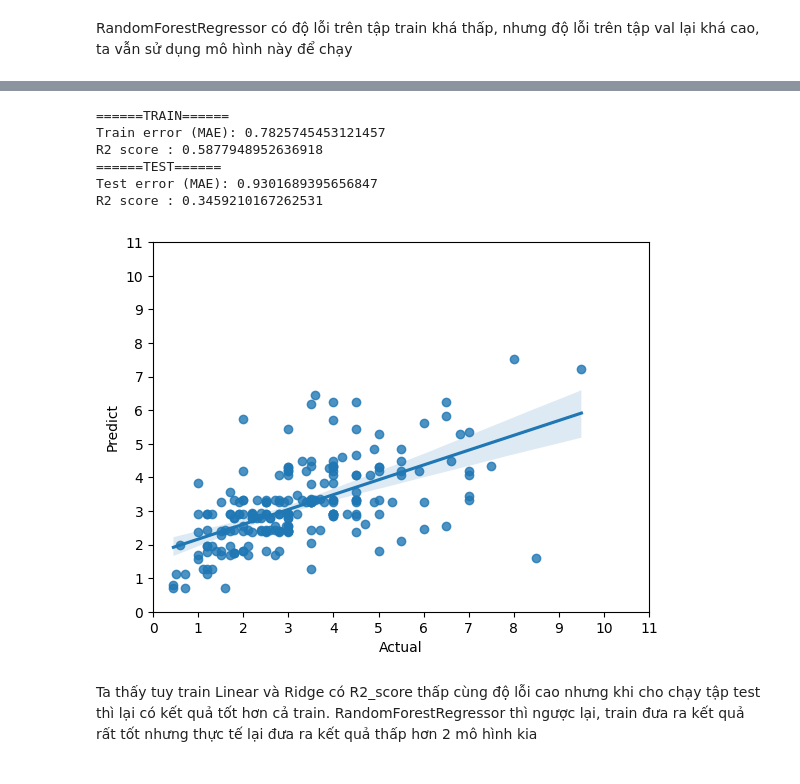
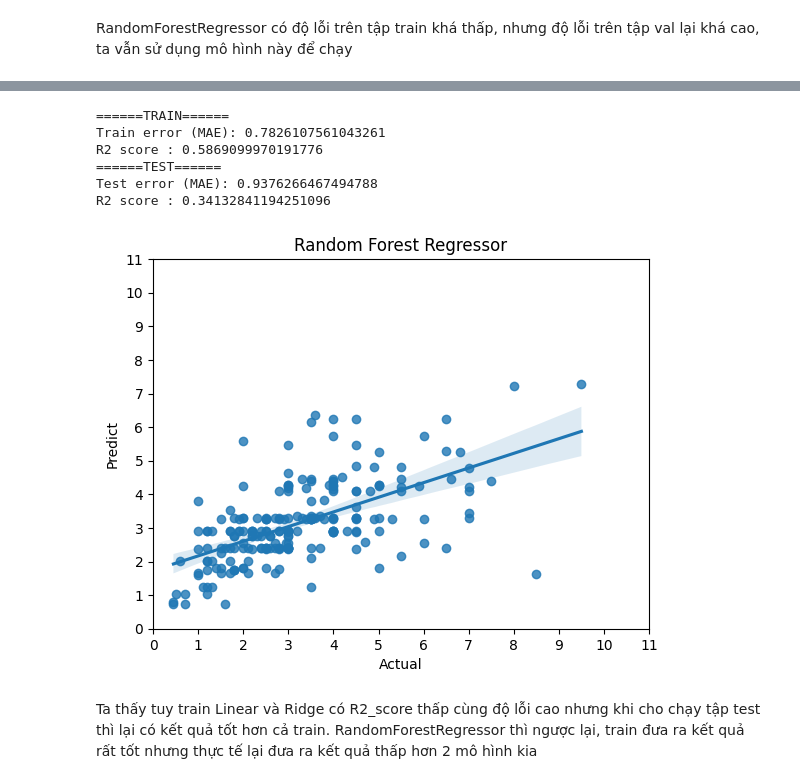
Before and after one commit to flyboy13/NM-KHDL, a Jupyter notebook: project_code/DOAN/Mô hình hoá dữ liệu/buildmodel.ipynb, the cells around one changed output, grey strips where cells are left out. Cells and saved outputs as stored; diff of their text form; code cells hidden in the pictures.

```diff
--- a/project_code/DOAN/Mô hình hoá dữ liệu/buildmodel.ipynb
+++ b/project_code/DOAN/Mô hình hoá dữ liệu/buildmodel.ipynb
@@ -192,6 +185,6 @@ train_df_temp
 # %%
 encoder = LabelEncoder()
-df_new = train_df_temp
+df_new = train_df_temp.drop(columns=['Id', 'Title', 'Price(Triệu/tháng)', 'Square(m²)'])
 for i in cat_vars:
     df_new[i] = encoder.fit_transform(df_new[i])
 df_new['Price'] = train_df_temp['Price(Triệu/tháng)']
@@ -220,5 +229,8 @@ import time
 Ta sẽ chọn các thuật toán là LinearRegression, Ridge, Lasso, KNeighborsRegressor, RandomForestRegressor
 # %% [markdown]
 ### Chia các tập train, validation, test
+# %%
+X = df_new.drop(columns=['Price'])
+y = df_new['Price']
 # %%
 X_train, X_test, y_train, y_test = train_test_split(X, y, test_size=0.2,random_state=42)
@@ -358,32 +371,33 @@ R2 score : 0.4718815291808308
 # %%
 model = RandomForestRegressor()
 model.fit(X_train,y_train)
 
 print("======TRAIN======")
 y_pre_train = model.predict(X_train)
 score_train = mean_absolute_error(y_train,y_pre_train)
 score_r2 = r2_score(y_train,y_pre_train)
 print("Train error (MAE): {}".format(score_train))
 print("R2 score : {}".format(score_r2))
 print("======TEST======")
 y_pre_test = model.predict(X_test)
 score_test = mean_absolute_error(y_test,y_pre_test)
 score_r2 = r2_score(y_test,y_pre_test)
 print("Test error (MAE): {}".format(score_test))
 print("R2 score : {}".format(score_r2))
 sns.regplot(x = y_test, y = y_pre_test)
+plt.title('Random Forest Regressor')
 plt.xlabel('Actual')
 plt.ylabel('Predict')
 plt.xticks(range(0,12,1))
 plt.yticks(range(0,12,1))
 plt.show()
 # %% [output]
 ======TRAIN======
-Train error (MAE): 0.7825745453121457
-R2 score : 0.5877948952636918
+Train error (MAE): 0.7826107561043261
+R2 score : 0.5869099970191776
 ======TEST======
-Test error (MAE): 0.9301689395656847
-R2 score : 0.3459210167262531
+Test error (MAE): 0.9376266467494788
+R2 score : 0.34132841194251096
-[figure, old version]
+[figure, new version]
 # %% [markdown]
 Ta thấy tuy train Linear và Ridge có R2_score thấp cùng độ lỗi cao nhưng khi cho chạy tập test thì lại có kết quả tốt hơn cả train. RandomForestRegressor thì ngược lại, train đưa ra kết quả rất tốt nhưng thực tế lại đưa ra kết quả thấp hơn 2 mô hình kia
```
Also changed, not shown: parts of 10 cells of this notebook, 16 other files.
